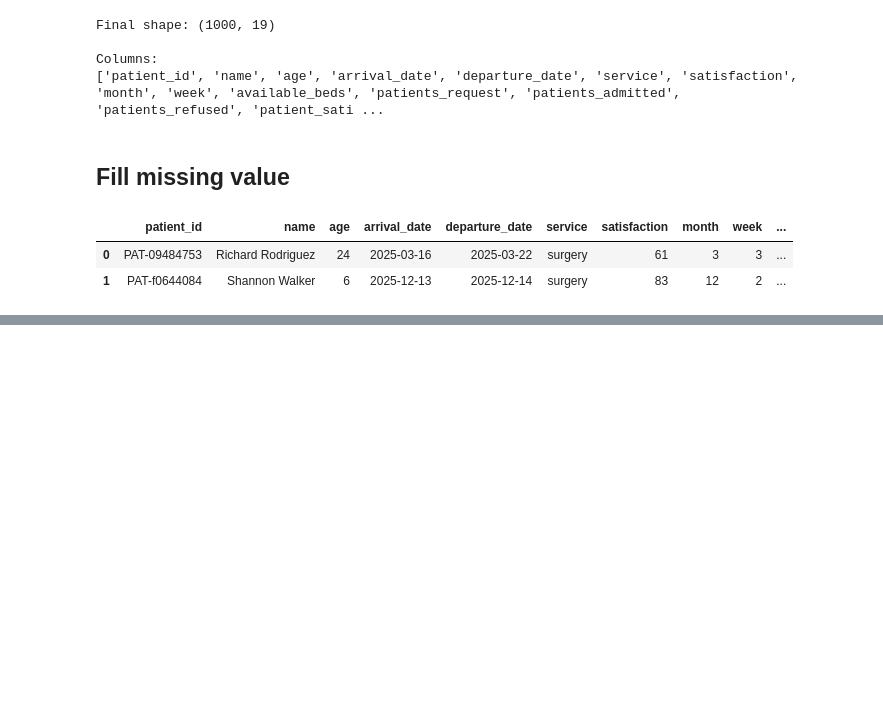
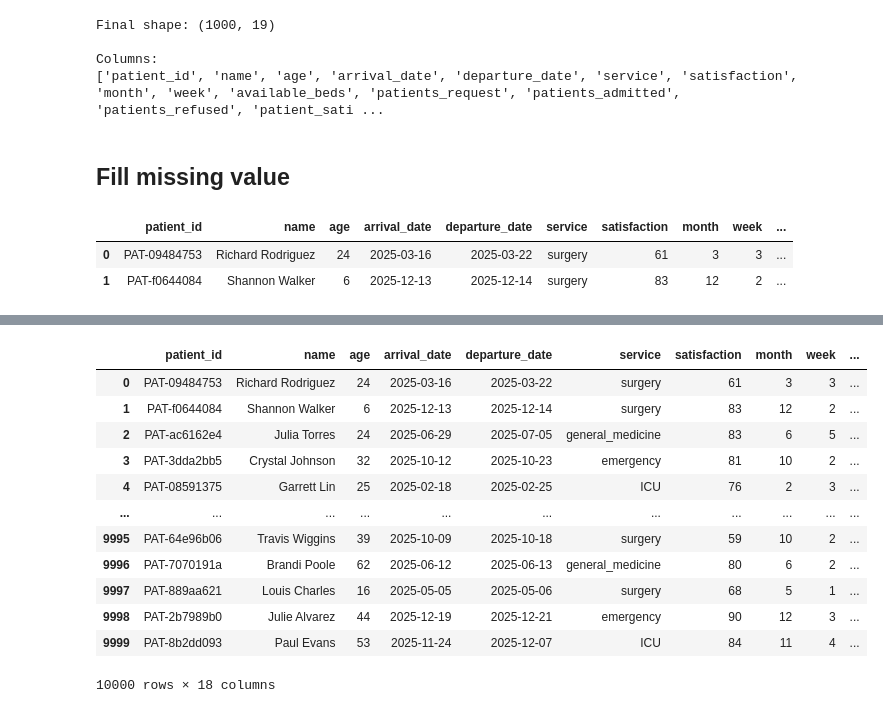
Before and after one commit to Mipjeiger/hospital-churn-customer-analytics-, a Jupyter notebook: develop/researchment/01_eda.ipynb, the cells around one changed output, grey strips where cells are left out. Drawn from its saved outputs; the diff is of its cells as text; code cells hidden in the pictures; blank space fills up the shorter version.

```diff
--- a/develop/researchment/01_eda.ipynb
+++ b/develop/researchment/01_eda.ipynb
@@ -192,0 +695,16 @@ df.head(2)
+# %%
+df_10k
+# %% [output]
+|  | patient_id | name | age | arrival_date | departure_date | service | satisfaction | month | week | ... |
+| 0 | PAT-09484753 | Richard Rodriguez | 24 | 2025-03-16 | 2025-03-22 | surgery | 61 | 3 | 3 | ... |
+| 1 | PAT-f0644084 | Shannon Walker | 6 | 2025-12-13 | 2025-12-14 | surgery | 83 | 12 | 2 | ... |
+| 2 | PAT-ac6162e4 | Julia Torres | 24 | 2025-06-29 | 2025-07-05 | general_medicine | 83 | 6 | 5 | ... |
+| 3 | PAT-3dda2bb5 | Crystal Johnson | 32 | 2025-10-12 | 2025-10-23 | emergency | 81 | 10 | 2 | ... |
+| 4 | PAT-08591375 | Garrett Lin | 25 | 2025-02-18 | 2025-02-25 | ICU | 76 | 2 | 3 | ... |
+| ... | ... | ... | ... | ... | ... | ... | ... | ... | ... | ... |
+| 9995 | PAT-64e96b06 | Travis Wiggins | 39 | 2025-10-09 | 2025-10-18 | surgery | 59 | 10 | 2 | ... |
+| 9996 | PAT-7070191a | Brandi Poole | 62 | 2025-06-12 | 2025-06-13 | general_medicine | 80 | 6 | 2 | ... |
+| 9997 | PAT-889aa621 | Louis Charles | 16 | 2025-05-05 | 2025-05-06 | surgery | 68 | 5 | 1 | ... |
+| 9998 | PAT-2b7989b0 | Julie Alvarez | 44 | 2025-12-19 | 2025-12-21 | emergency | 90 | 12 | 3 | ... |
+| 9999 | PAT-8b2dd093 | Paul Evans | 53 | 2025-11-24 | 2025-12-07 | ICU | 84 | 11 | 4 | ... |
+10000 rows × 18 columns
```
Also changed, not shown: parts of 4 cells of this notebook.
